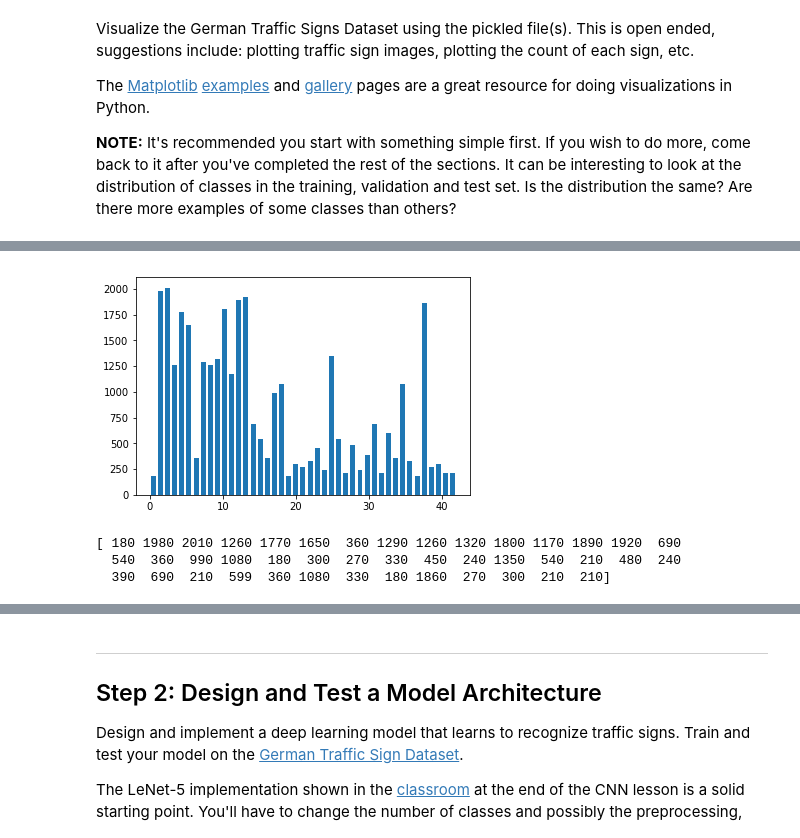
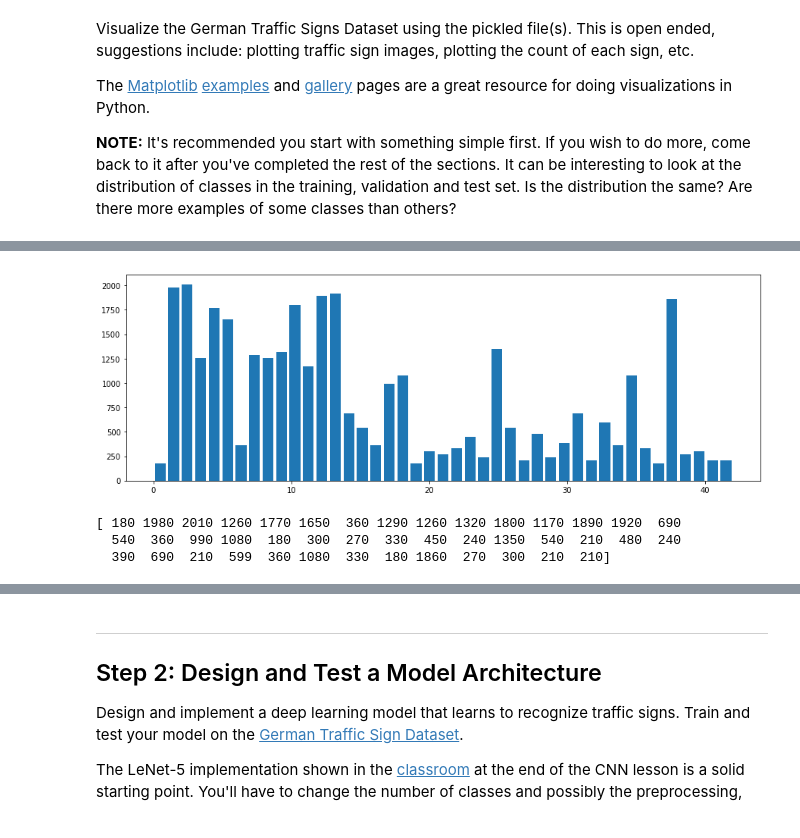
Before and after one commit to Leon-Cao/traffic-sign-classifier, a Jupyter notebook: traffic-sign-classifier-Leon.ipynb, the cells around one changed output, grey strips where cells are left out. Cells and saved outputs as stored; diff of their text form; code cells hidden in the pictures.

```diff
--- a/traffic-sign-classifier-Leon.ipynb
+++ b/traffic-sign-classifier-Leon.ipynb
@@ -123,14 +112,15 @@ for i in range(20):
 # %%
 # histogram of label frequency
 hist, bins = np.histogram(y_train, bins=n_classes)
-width = 0.7 * (bins[1] - bins[0])
+width = 0.8 * (bins[1] - bins[0])
 center = (bins[:-1] + bins[1:]) / 2
+plt.rcParams["figure.figsize"] = [15, 5]
 plt.bar(center, hist, align='center', width=width)
 plt.show()
 
 print(hist)
 # %% [output]
-[figure, old version]
+[figure, new version]
 [ 180 1980 2010 1260 1770 1650  360 1290 1260 1320 1800 1170 1890 1920  690
   540  360  990 1080  180  300  270  330  450  240 1350  540  210  480  240
   390  690  210  599  360 1080  330  180 1860  270  300  210  210]
```
Also changed, not shown: parts of 22 cells of this notebook.
